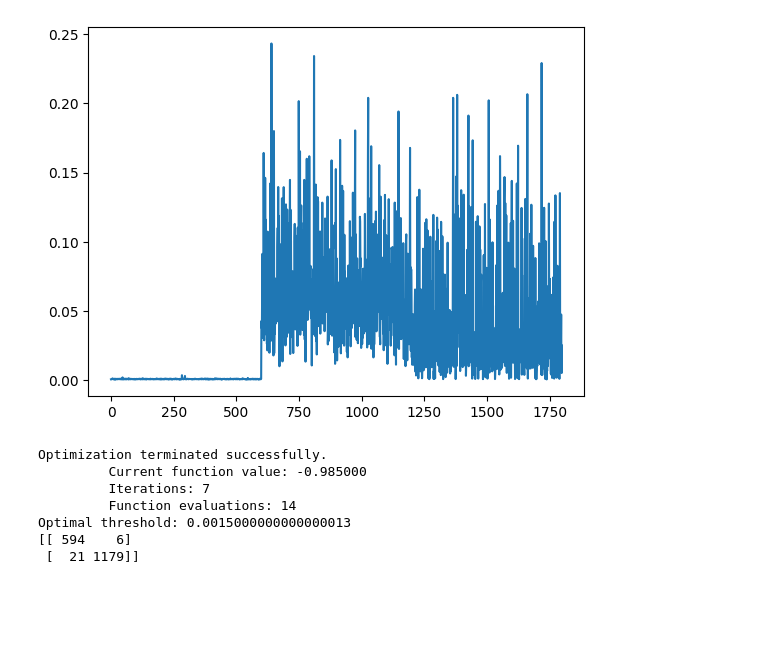
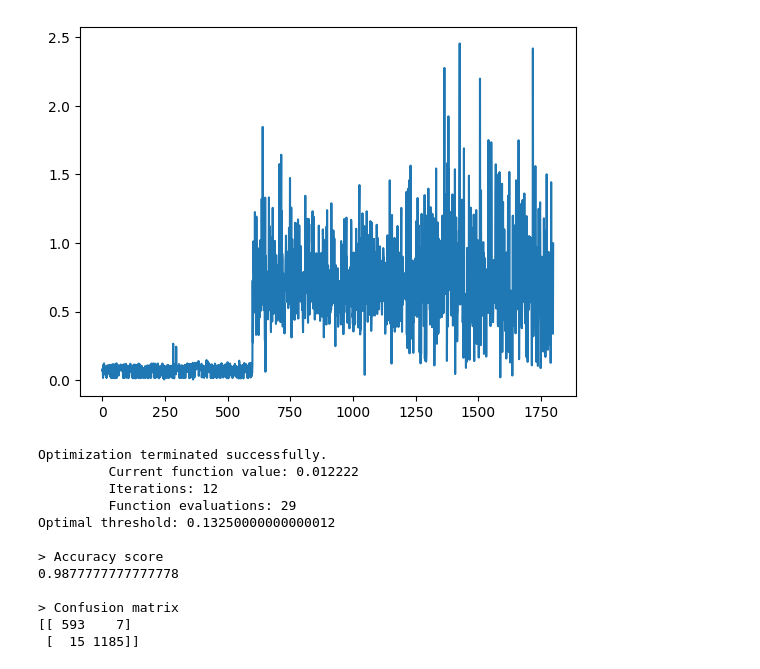
Before and after one commit to winwinashwin/CSI-Sense-Zero, a Jupyter notebook: notebooks/activity_indicator.ipynb, the cells around one changed output. Drawn from its saved outputs; the diff is of its cells as text; code cells hidden in the pictures; blank space fills up the shorter version.

```diff
--- a/notebooks/activity_indicator.ipynb
+++ b/notebooks/activity_indicator.ipynb
@@ -46,21 +48,19 @@ plt.show()
-# %%
-var = []
-
-for i in range(X.shape[0]):
-    s = X[i]
-    U, _, _ = np.linalg.svd(s)
-
-    q = U[:, 1]
-    h = np.dot(q, s)
-
-    var.append((h.std() ** 2))
-
-var = np.array(var)
-
-plt.plot(var)
-plt.show()
-# %% [output]
-[figure, removed]
+# %%
+def compute_var(x):
+    x = scaler.fit_transform(x.reshape(1, *dim))
+    U, _, _ = np.linalg.svd(x[0, :, :])
+
+    return np.var(np.dot(U[:, 1], x[0, :, :]))
+
+
+var = np.apply_along_axis(
+    compute_var, arr=X.reshape(X.shape[0], dim[0] * dim[1]), axis=1
+)
+
+plt.plot(var)
+plt.show()
+# %% [output]
+[figure, added]
 # %%
 from sklearn.metrics import confusion_matrix, accuracy_score
 from scipy.optimize import fmin
@@ -69,24 +69,32 @@ y_actual = y.copy()
 y_actual[y_actual != 0] = 1
 
 
-def f(th):
+def loss(th):
     y_pred = np.zeros_like(var)
     y_pred[var > th] = 1
-    return -accuracy_score(y_actual, y_pred)
+    return 1 - accuracy_score(y_actual, y_pred)
 
 
-th_opt = fmin(f, np.array([1e-3]))[0]
+th_opt = fmin(loss, np.array([0.1]))[0]
 
 print("Optimal threshold:", th_opt)
 y_pred = np.zeros_like(var)
 y_pred[var > th_opt] = 1
 
+print("\n> Accuracy score")
+print(accuracy_score(y_actual, y_pred))
+print("\n> Confusion matrix")
 print(confusion_matrix(y_actual, y_pred))
 # %% [output]
 Optimization terminated successfully.
-         Current function value: -0.985000
-         Iterations: 7
-         Function evaluations: 14
-Optimal threshold: 0.0015000000000000013
-[[ 594    6]
- [  21 1179]]
+         Current function value: 0.012222
+         Iterations: 12
+         Function evaluations: 29
+Optimal threshold: 0.13250000000000012
+
+> Accuracy score
+0.9877777777777778
+
+> Confusion matrix
+[[ 593    7]
+ [  15 1185]]
```
Also changed, not shown: parts of 1 cell of this notebook, 3 other files.
